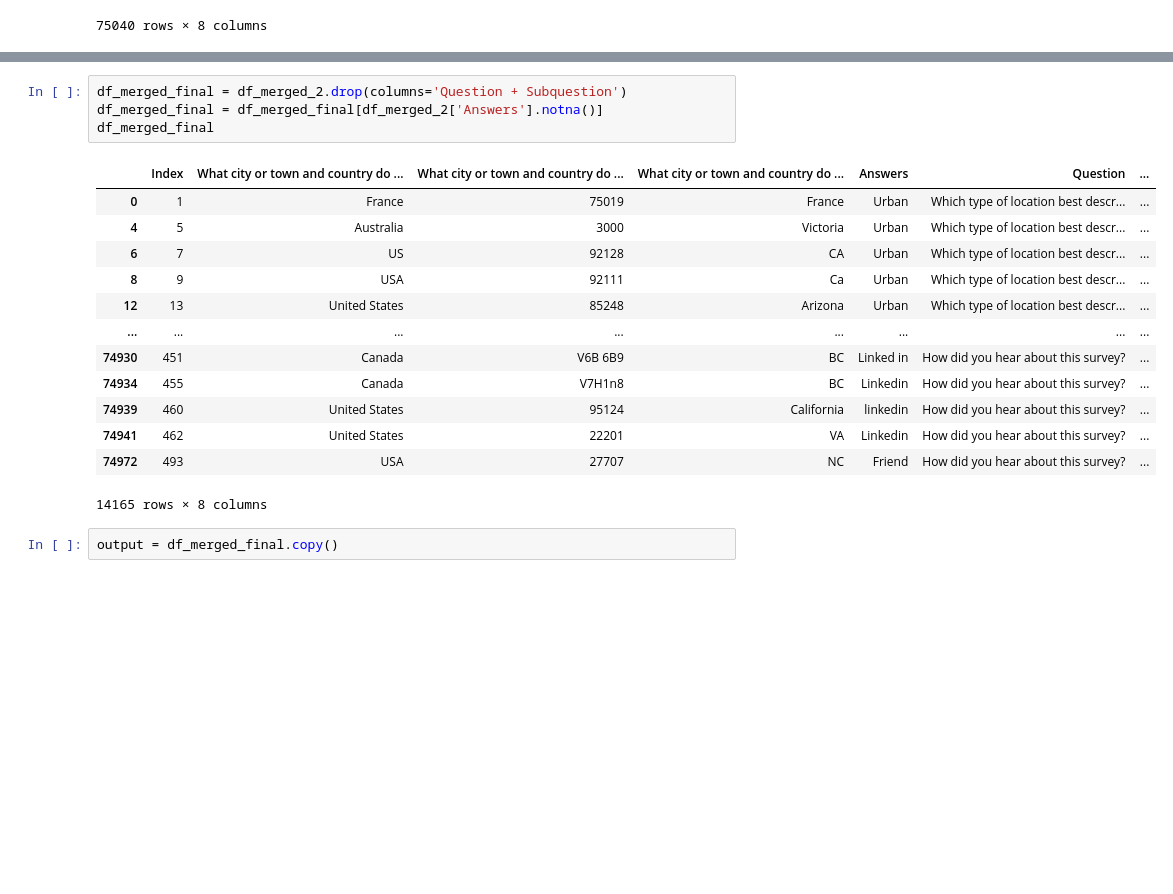
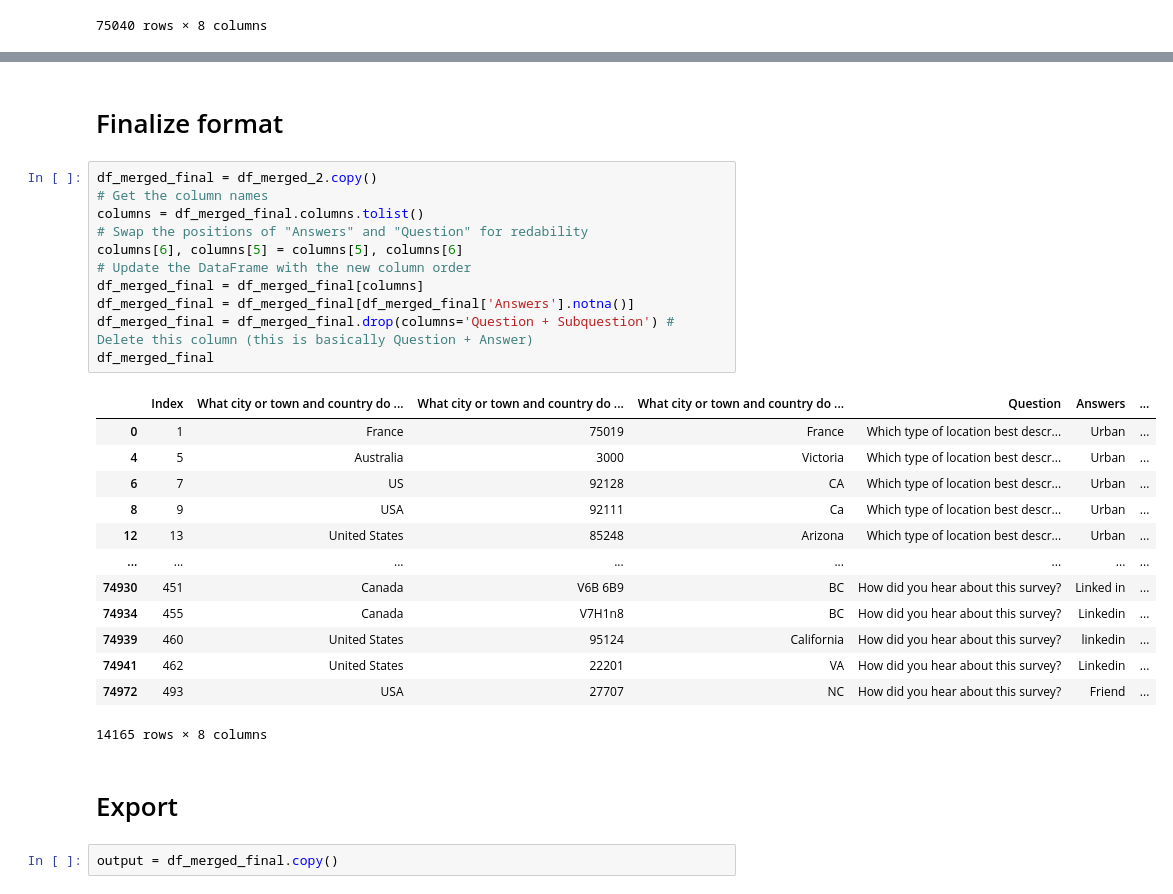
Before and after one commit to basic-produce/Data_Port, a Jupyter notebook: Python/Transform Survey Data/script-Salary_Audiovisual_transform.ipynb, the cells around one changed output, grey strips where cells are left out. Cells and saved outputs as stored; diff of their text form; blank space fills up the shorter version.

Commit message:
update description

```diff
--- a/Python/Transform Survey Data/script-Salary_Audiovisual_transform.ipynb
+++ b/Python/Transform Survey Data/script-Salary_Audiovisual_transform.ipynb
@@ -163,24 +204,35 @@ Merged Answer count 75040
 | 75038 | 559 | United States | 35401 | Alabama | How did you hear about this surve... | ... |
 | 75039 | 560 | USA | 80239 | CO | How did you hear about this surve... | ... |
 75040 rows × 9 columns
-# %%
-df_merged_final = df_merged_2.drop(columns='Question + Subquestion')
-df_merged_final = df_merged_final[df_merged_2['Answers'].notna()]
-df_merged_final
-# %% [output]
-|  | Index | What city or town and country do ... | What city or town and country do ... | What city or town and country do ... | Answers | Question | ... |
-| 0 | 1 | France | 75019 | France | Urban | Which type of location best descr... | ... |
-| 4 | 5 | Australia | 3000 | Victoria | Urban | Which type of location best descr... | ... |
-| 6 | 7 | US | 92128 | CA | Urban | Which type of location best descr... | ... |
-| 8 | 9 | USA | 92111 | Ca | Urban | Which type of location best descr... | ... |
-| 12 | 13 | United States | 85248 | Arizona | Urban | Which type of location best descr... | ... |
-| ... | ... | ... | ... | ... | ... | ... | ... |
-| 74930 | 451 | Canada | V6B 6B9 | BC | Linked in | How did you hear about this survey? | ... |
-| 74934 | 455 | Canada | V7H1n8 | BC | Linkedin | How did you hear about this survey? | ... |
-| 74939 | 460 | United States | 95124 | California | linkedin | How did you hear about this survey? | ... |
-| 74941 | 462 | United States | 22201 | VA | Linkedin | How did you hear about this survey? | ... |
-| 74972 | 493 | USA | 27707 | NC | Friend | How did you hear about this survey? | ... |
-14165 rows × 8 columns
+# %% [markdown]
+# Finalize format
+# %%
+df_merged_final = df_merged_2.copy()
+# Get the column names
+columns = df_merged_final.columns.tolist()
+# Swap the positions of "Answers" and "Question" for redability
+columns[6], columns[5] = columns[5], columns[6]
+# Update the DataFrame with the new column order
+df_merged_final = df_merged_final[columns]
+df_merged_final = df_merged_final[df_merged_final['Answers'].notna()]
+df_merged_final = df_merged_final.drop(columns='Question + Subquestion') # Delete this column (this is basically Question + Answer)
+df_merged_final
+# %% [output]
+|  | Index | What city or town and country do ... | What city or town and country do ... | What city or town and country do ... | Question | Answers | ... |
+| 0 | 1 | France | 75019 | France | Which type of location best descr... | Urban | ... |
+| 4 | 5 | Australia | 3000 | Victoria | Which type of location best descr... | Urban | ... |
+| 6 | 7 | US | 92128 | CA | Which type of location best descr... | Urban | ... |
+| 8 | 9 | USA | 92111 | Ca | Which type of location best descr... | Urban | ... |
+| 12 | 13 | United States | 85248 | Arizona | Which type of location best descr... | Urban | ... |
+| ... | ... | ... | ... | ... | ... | ... | ... |
+| 74930 | 451 | Canada | V6B 6B9 | BC | How did you hear about this survey? | Linked in | ... |
+| 74934 | 455 | Canada | V7H1n8 | BC | How did you hear about this survey? | Linkedin | ... |
+| 74939 | 460 | United States | 95124 | California | How did you hear about this survey? | linkedin | ... |
+| 74941 | 462 | United States | 22201 | VA | How did you hear about this survey? | Linkedin | ... |
+| 74972 | 493 | USA | 27707 | NC | How did you hear about this survey? | Friend | ... |
+14165 rows × 8 columns
+# %% [markdown]
+# Export
 # %%
 output = df_merged_final.copy()
 # %%
```
Also changed, not shown: parts of 22 cells of this notebook.
